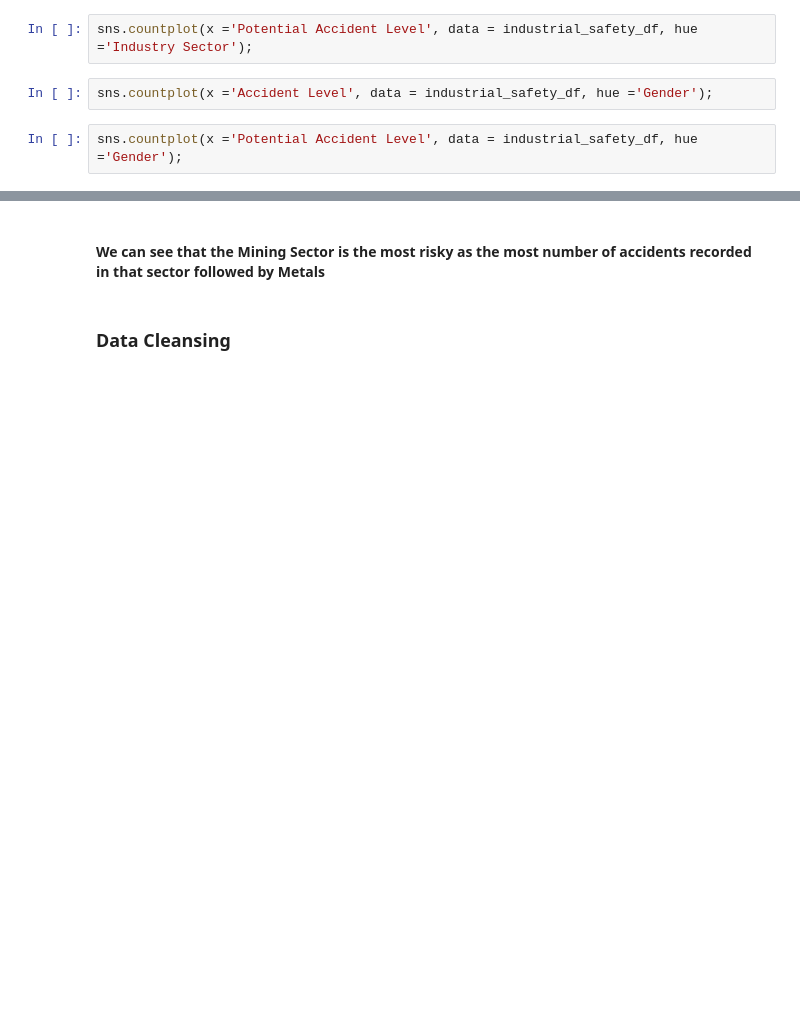
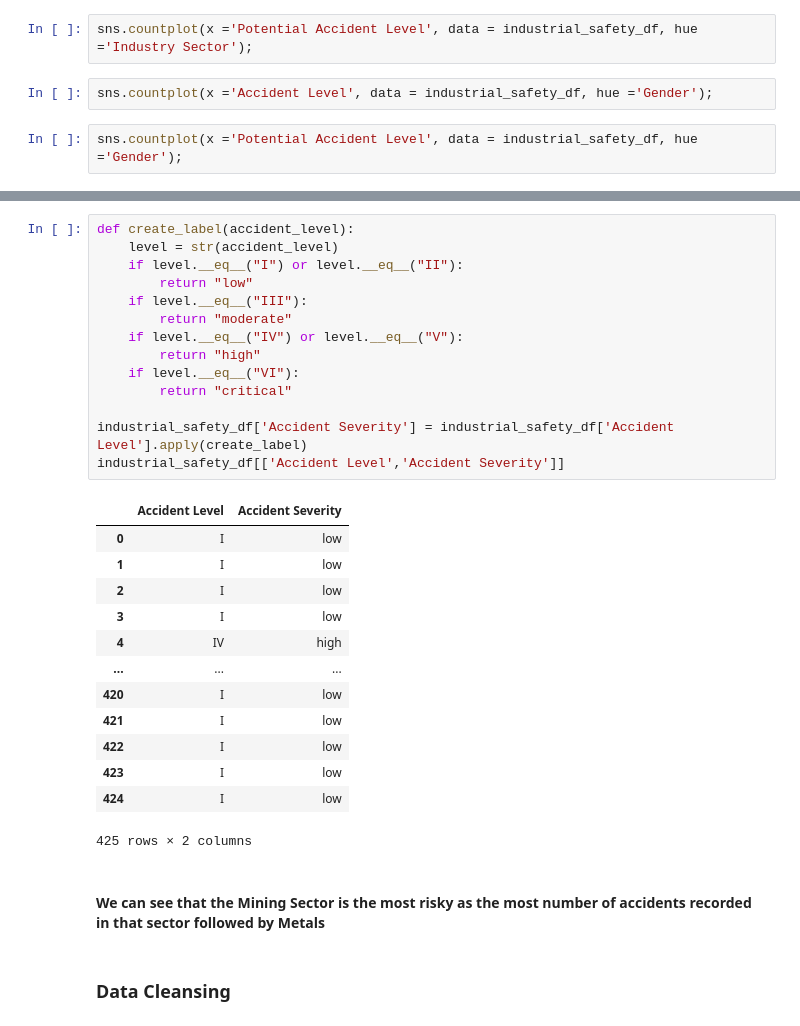
Before and after one commit to gowniyan-s/aiml-chatbot-indsafe, a Jupyter notebook: capstone-eda.ipynb, the cells around one changed output, grey strips where cells are left out. Drawn from its saved outputs; the diff is of its cells as text; blank space fills up the shorter version.

```diff
--- a/capstone-eda.ipynb
+++ b/capstone-eda.ipynb
@@ -78,3 +81,31 @@ sns.countplot(x ='Potential Accident Level', data = industrial_safety_df, hue ='
+# %%
+def create_label(accident_level):
+    level = str(accident_level)
+    if level.__eq__("I") or level.__eq__("II"):
+        return "low"
+    if level.__eq__("III"):
+        return "moderate"
+    if level.__eq__("IV") or level.__eq__("V"):
+        return "high"
+    if level.__eq__("VI"):
+        return "critical"
+
+industrial_safety_df['Accident Severity'] = industrial_safety_df['Accident Level'].apply(create_label)
+industrial_safety_df[['Accident Level','Accident Severity']]
+# %% [output]
+|  | Accident Level | Accident Severity |
+| 0 | I | low |
+| 1 | I | low |
+| 2 | I | low |
+| 3 | I | low |
+| 4 | IV | high |
+| ... | ... | ... |
+| 420 | I | low |
+| 421 | I | low |
+| 422 | I | low |
+| 423 | I | low |
+| 424 | I | low |
+425 rows × 2 columns
 # %% [markdown]
 #### We can see that the Mining Sector is the most risky as the most number of accidents recorded in that sector followed by Metals
 # %% [markdown]
```
Also changed, not shown: parts of 19 cells of this notebook.
